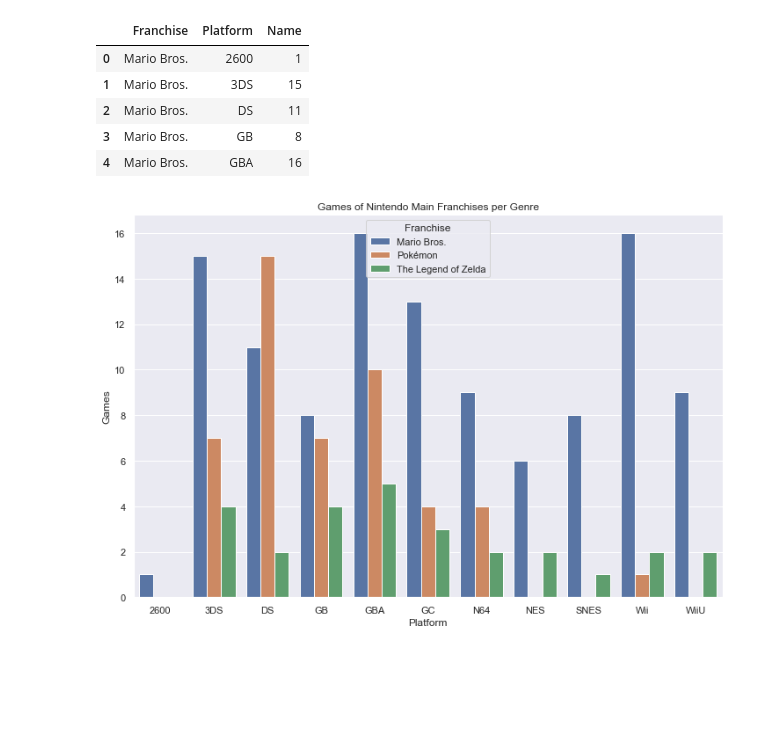
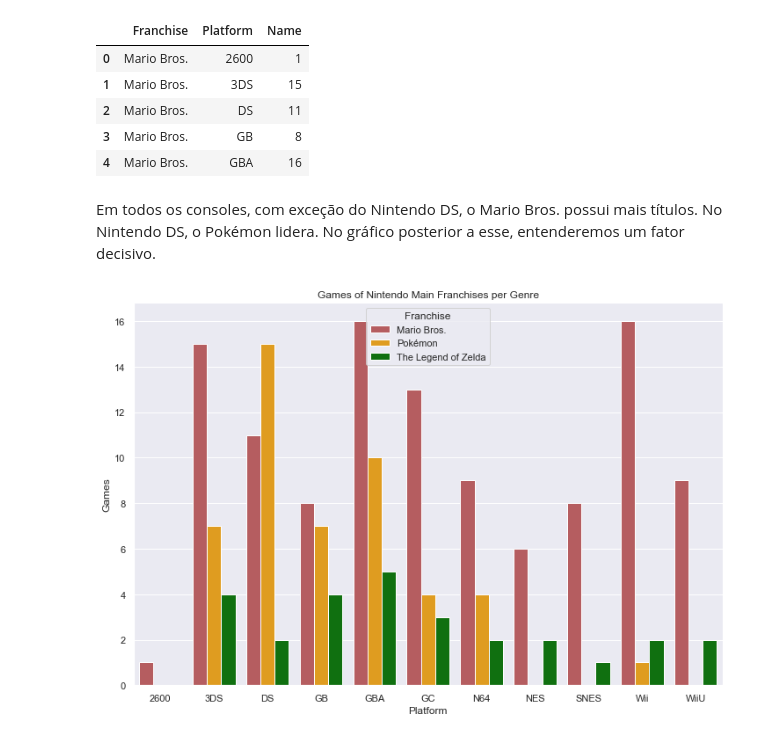
Before and after one commit to adamesalles/icd-eda, a Jupyter notebook: Eduardo.ipynb, the cells around one changed output. Saved outputs shown, nothing was run; the diff lists cells and outputs as text; code cells hidden in the pictures; blank space fills up the shorter version.

```diff
--- a/Eduardo.ipynb
+++ b/Eduardo.ipynb
@@ -251,13 +258,16 @@ franchises_gp.head()
 | 2 | Mario Bros. | DS | 11 |
 | 3 | Mario Bros. | GB | 8 |
 | 4 | Mario Bros. | GBA | 16 |
+# %% [markdown]
+
+Em todos os consoles, com exceção do Nintendo DS, o Mario Bros. possui mais títulos. No Nintendo DS, o Pokémon lidera. No gráfico posterior a esse, entenderemos um fator decisivo.
 # %%
 fig, ax = plt.subplots(figsize=(12,8))
-sns.barplot(ax = ax, x="Platform", y="Name", data=franchises_gp, hue="Franchise")
+sns.barplot(ax = ax, x="Platform", y="Name", data=franchises_gp, hue="Franchise", palette=['r','orange','green'])
 ax.set(ylabel='Games', title='Games of Nintendo Main Franchises per Genre')
 plt.show()
 # %% [output]
-[figure, old version]
+[figure, new version]
 # %%
 franchises_ptb = franchises_gp.assign(
     Kind = lambda dataframe: dataframe['Platform'].map(lambda platform: "Handheld Console" if platform in ('3DS','GB','GBA','DS') else "Home Console")
```
Also changed, not shown: parts of 9 cells of this notebook.
